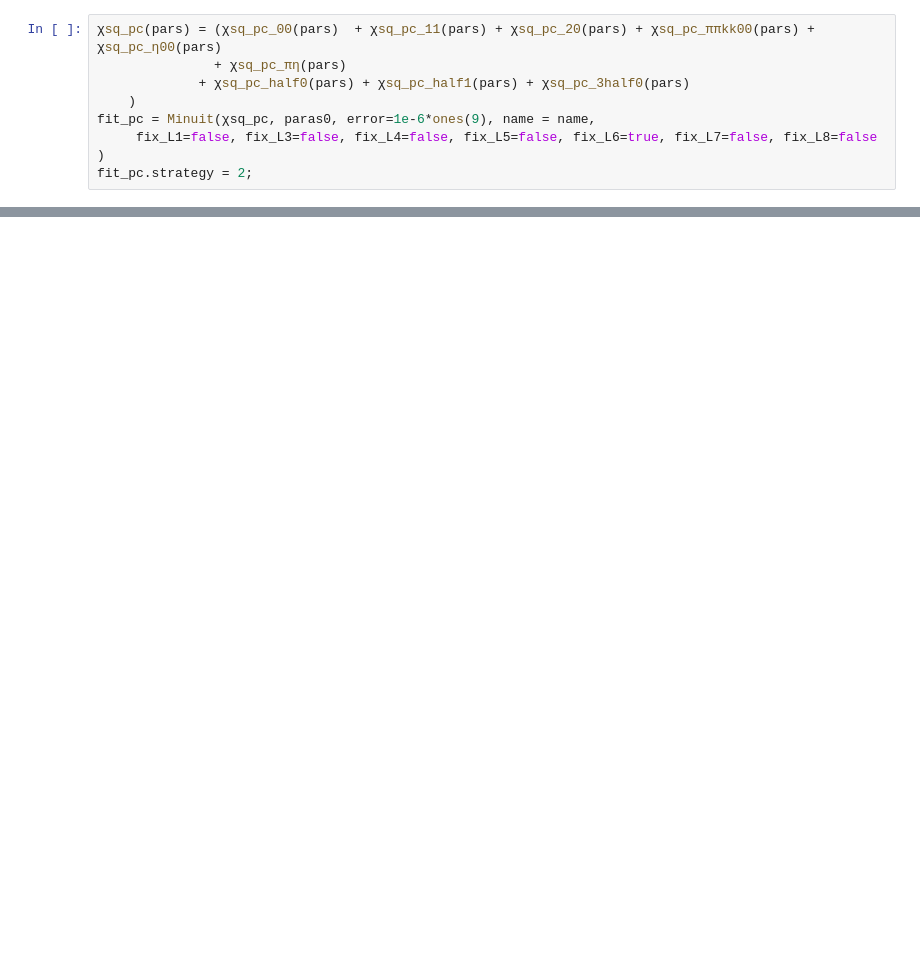
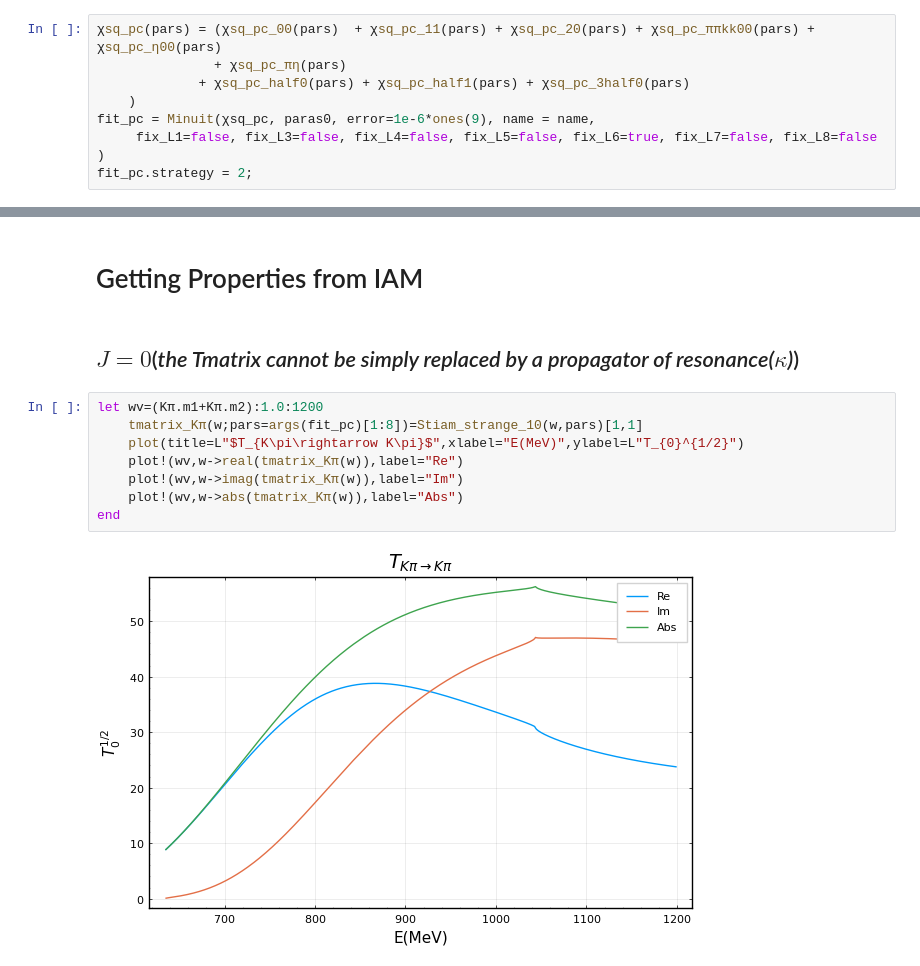
Before and after one commit to linqiu15/IAMfit, a Jupyter notebook: iamfit.ipynb, the cells around one changed output, grey strips where cells are left out. Drawn from its saved outputs; the diff is of its cells as text; blank space fills up the shorter version.

```diff
--- a/iamfit.ipynb
+++ b/iamfit.ipynb
@@ -1139,0 +1158,14 @@ plt_compare(args(fit_pc), jump = 850)
+# %% [markdown]
+# Getting Properties from IAM
+# %% [markdown]
+## $J=0$(*the Tmatrix cannot be simply replaced by a propagator of resonance($\kappa$)*)
+# %%
+let wv=(Kπ.m1+Kπ.m2):1.0:1200
+    tmatrix_Kπ(w;pars=args(fit_pc)[1:8])=Stiam_strange_10(w,pars)[1,1]
+    plot(title=L"$T_{K\pi\rightarrow K\pi}$",xlabel="E(MeV)",ylabel=L"T_{0}^{1/2}")
+    plot!(wv,w->real(tmatrix_Kπ(w)),label="Re")
+    plot!(wv,w->imag(tmatrix_Kπ(w)),label="Im")
+    plot!(wv,w->abs(tmatrix_Kπ(w)),label="Abs")
+end
+# %% [output]
+[figure, added]
```
Also changed, not shown: parts of 63 cells of this notebook, 5 other files.
